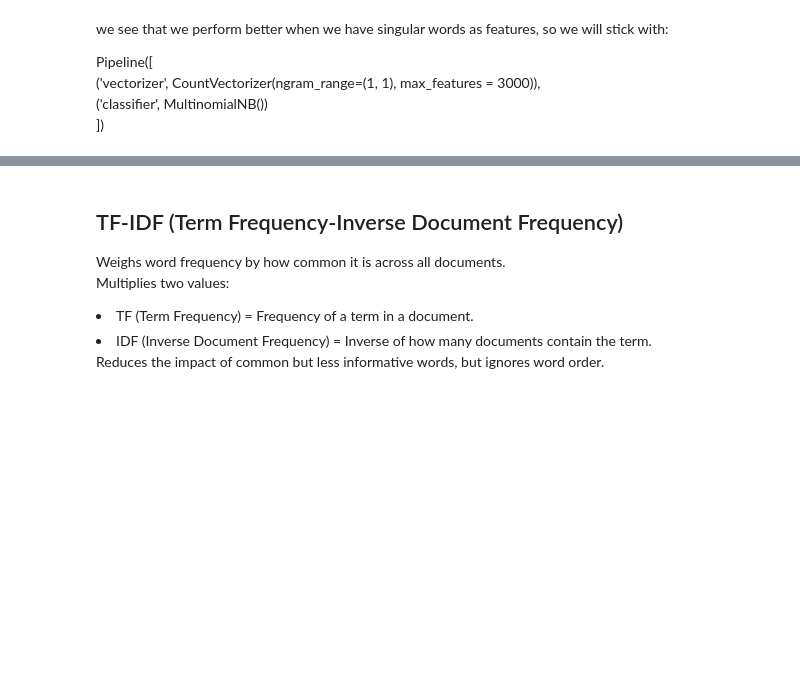
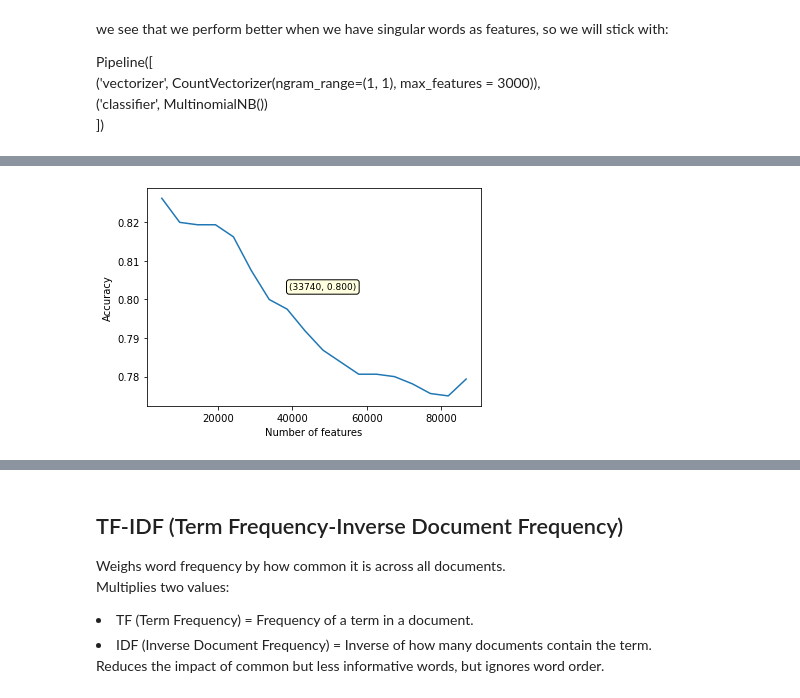
Before and after one commit to michalwietecki/text-emotion-classification, a Jupyter notebook: classification.ipynb, the cells around one changed output, grey strips where cells are left out. Drawn from its saved outputs; the diff is of its cells as text; code cells hidden in the pictures; blank space fills up the shorter version.

```diff
--- a/classification.ipynb
+++ b/classification.ipynb
@@ -574,0 +664,4 @@ Pipeline([<br>
+# %%
+plot_features_vs_accuracy(feature_number, accuracies)
+# %% [output]
+[figure, added]
```
Also changed, not shown: parts of 14 cells of this notebook.
